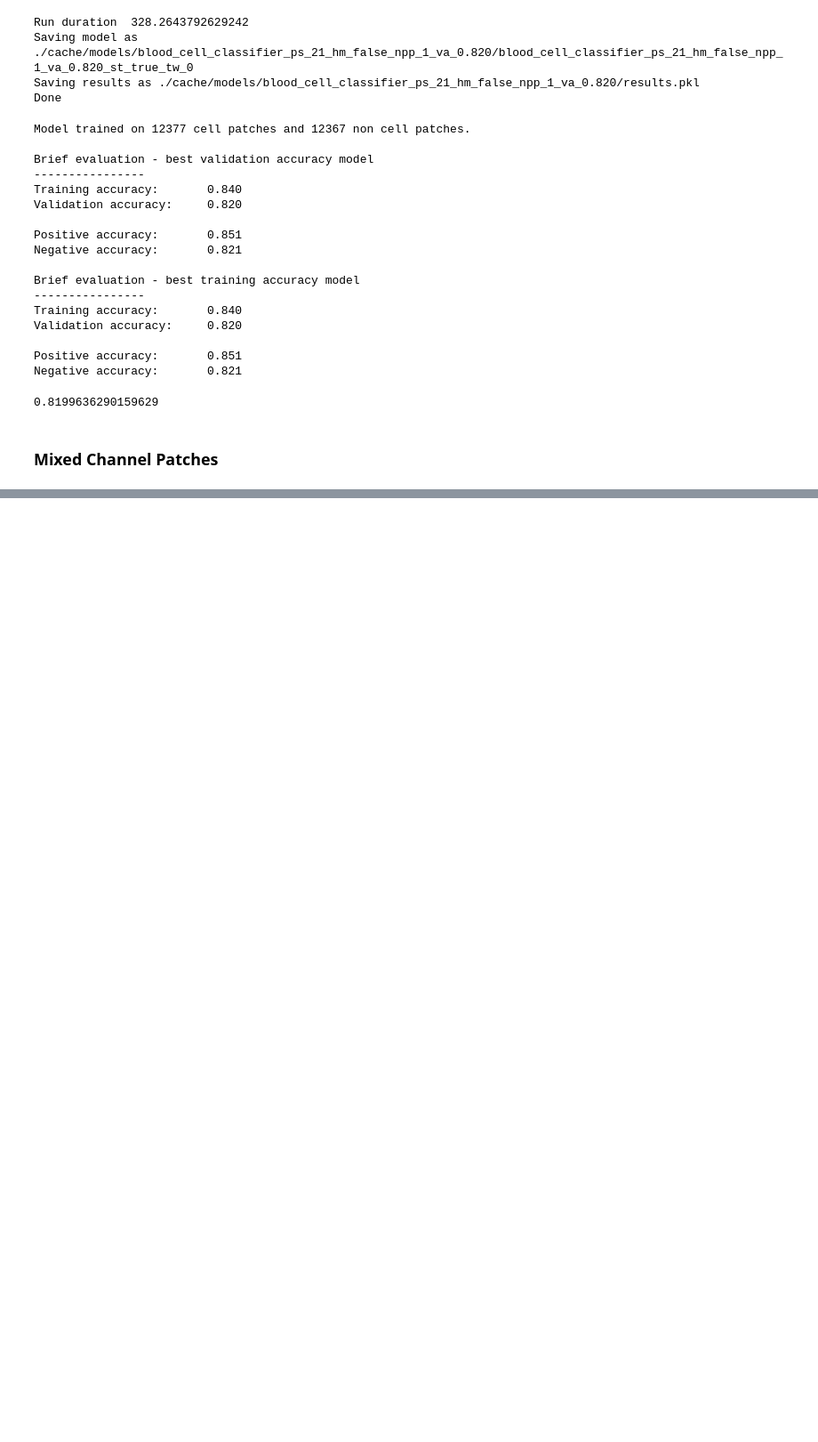
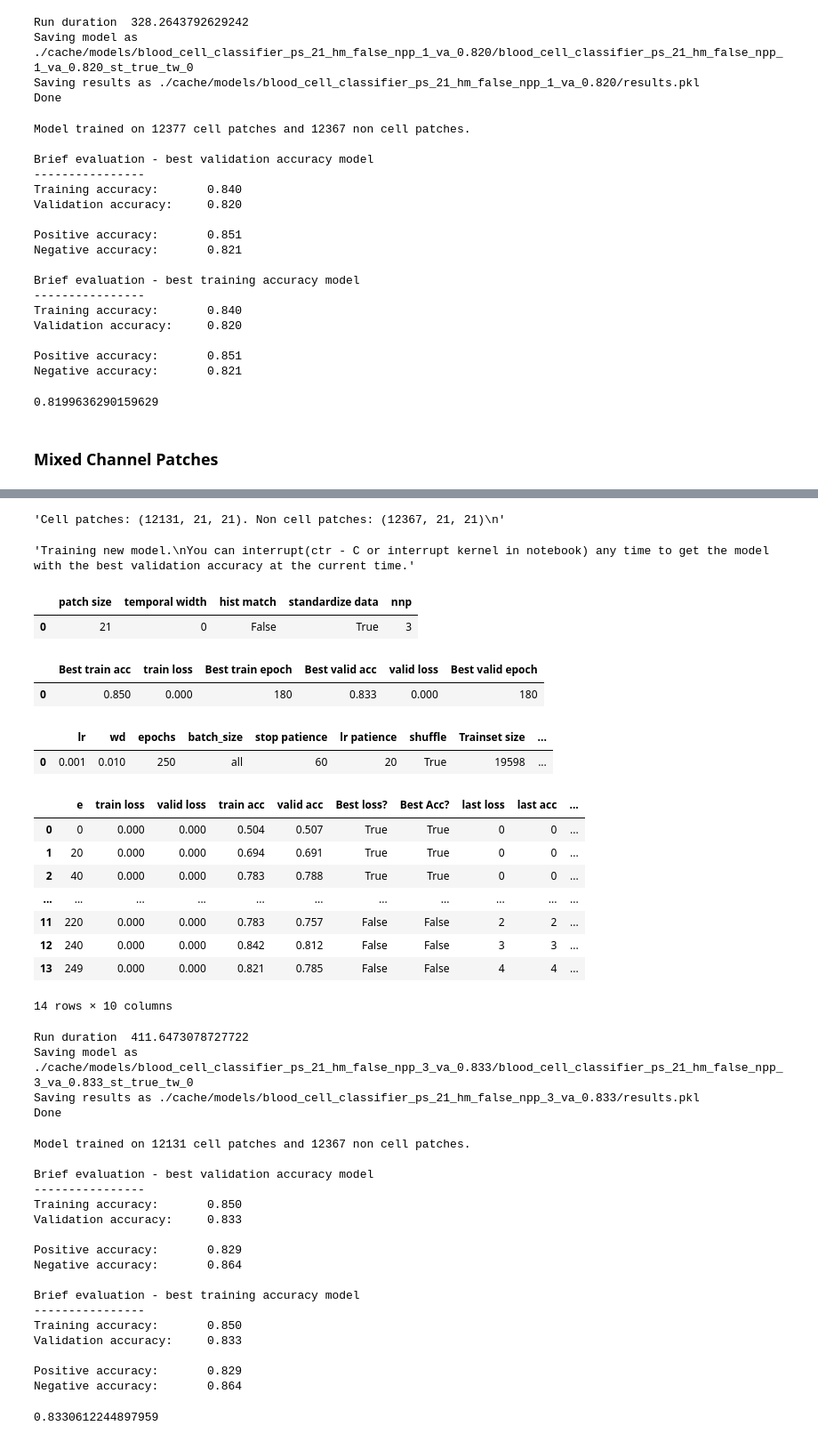
Before and after one commit to cchadj/cell-tracking-ucl-thesis, a Jupyter notebook: train-model-minimal.ipynb, the cells around one changed output, grey strips where cells are left out. Shown: that part at 89% size. Saved outputs shown, nothing was run; the diff lists cells and outputs as text; code cells hidden in the pictures; blank space fills up the shorter version.

```diff
--- a/train-model-minimal.ipynb
+++ b/train-model-minimal.ipynb
@@ -1469,0 +1711,54 @@ results.best_valid_accuracy
+# %%
+model, results = train_model_demo(
+                 patch_size=21,
+                 temporal_width=0,
+                 do_hist_match=False,
+                 n_negatives_per_positive=3,
+                 standardize_dataset=True,
+
+                 video_sessions = video_sessions_registered,
+                 train_params=deepcopy(train_params),
+                 try_load_data_from_cache=False,
+                 try_load_model_from_cache=False,
+                )
+results.best_valid_accuracy
+# %% [output]
+'Cell patches: (12131, 21, 21). Non cell patches: (12367, 21, 21)\n'
+'Training new model.\nYou can interrupt(ctr - C or interrupt kernel in notebook) any time to get the model with the best validation accuracy at the current time.'
+|  | patch size | temporal width | hist match | standardize data | nnp |
+| 0 | 21 | 0 | False | True | 3 |
+|  | Best train acc | train loss | Best train epoch | Best valid acc | valid loss | Best valid epoch |
+| 0 | 0.850 | 0.000 | 180 | 0.833 | 0.000 | 180 |
+|  | lr | wd | epochs | batch_size | stop patience | lr patience | shuffle | Trainset size | ... |
+| 0 | 0.001 | 0.010 | 250 | all | 60 | 20 | True | 19598 | ... |
+|  | e | train loss | valid loss | train acc | valid acc | Best loss? | Best Acc? | last loss | last acc | ... |
+| 0 | 0 | 0.000 | 0.000 | 0.504 | 0.507 | True | True | 0 | 0 | ... |
+| 1 | 20 | 0.000 | 0.000 | 0.694 | 0.691 | True | True | 0 | 0 | ... |
+| 2 | 40 | 0.000 | 0.000 | 0.783 | 0.788 | True | True | 0 | 0 | ... |
+| ... | ... | ... | ... | ... | ... | ... | ... | ... | ... | ... |
+| 11 | 220 | 0.000 | 0.000 | 0.783 | 0.757 | False | False | 2 | 2 | ... |
+| 12 | 240 | 0.000 | 0.000 | 0.842 | 0.812 | False | False | 3 | 3 | ... |
+| 13 | 249 | 0.000 | 0.000 | 0.821 | 0.785 | False | False | 4 | 4 | ... |
+14 rows × 10 columns
+Run duration  411.6473078727722
+Saving model as ./cache/models/blood_cell_classifier_ps_21_hm_false_npp_3_va_0.833/blood_cell_classifier_ps_21_hm_false_npp_3_va_0.833_st_true_tw_0
+Saving results as ./cache/models/blood_cell_classifier_ps_21_hm_false_npp_3_va_0.833/results.pkl
+Done
+Model trained on 12131 cell patches and 12367 non cell patches.
+
+Brief evaluation - best validation accuracy model
+----------------
+Training accuracy:       0.850
+Validation accuracy:     0.833
+
+Positive accuracy:       0.829
+Negative accuracy:       0.864
+
+Brief evaluation - best training accuracy model
+----------------
+Training accuracy:       0.850
+Validation accuracy:     0.833
+
+Positive accuracy:       0.829
+Negative accuracy:       0.864
+0.8330612244897959
```
Also changed, not shown: parts of 20 cells of this notebook.
